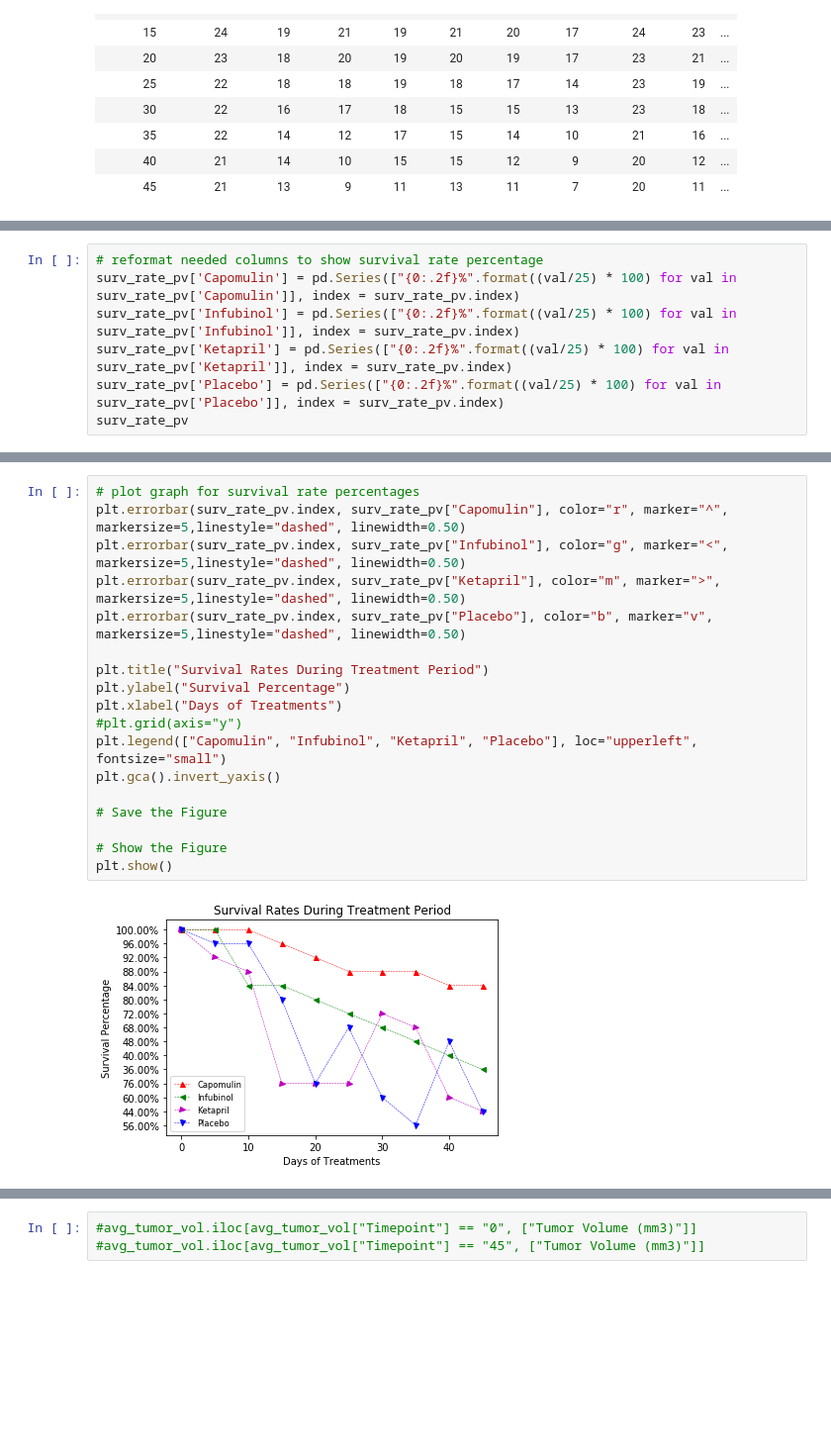
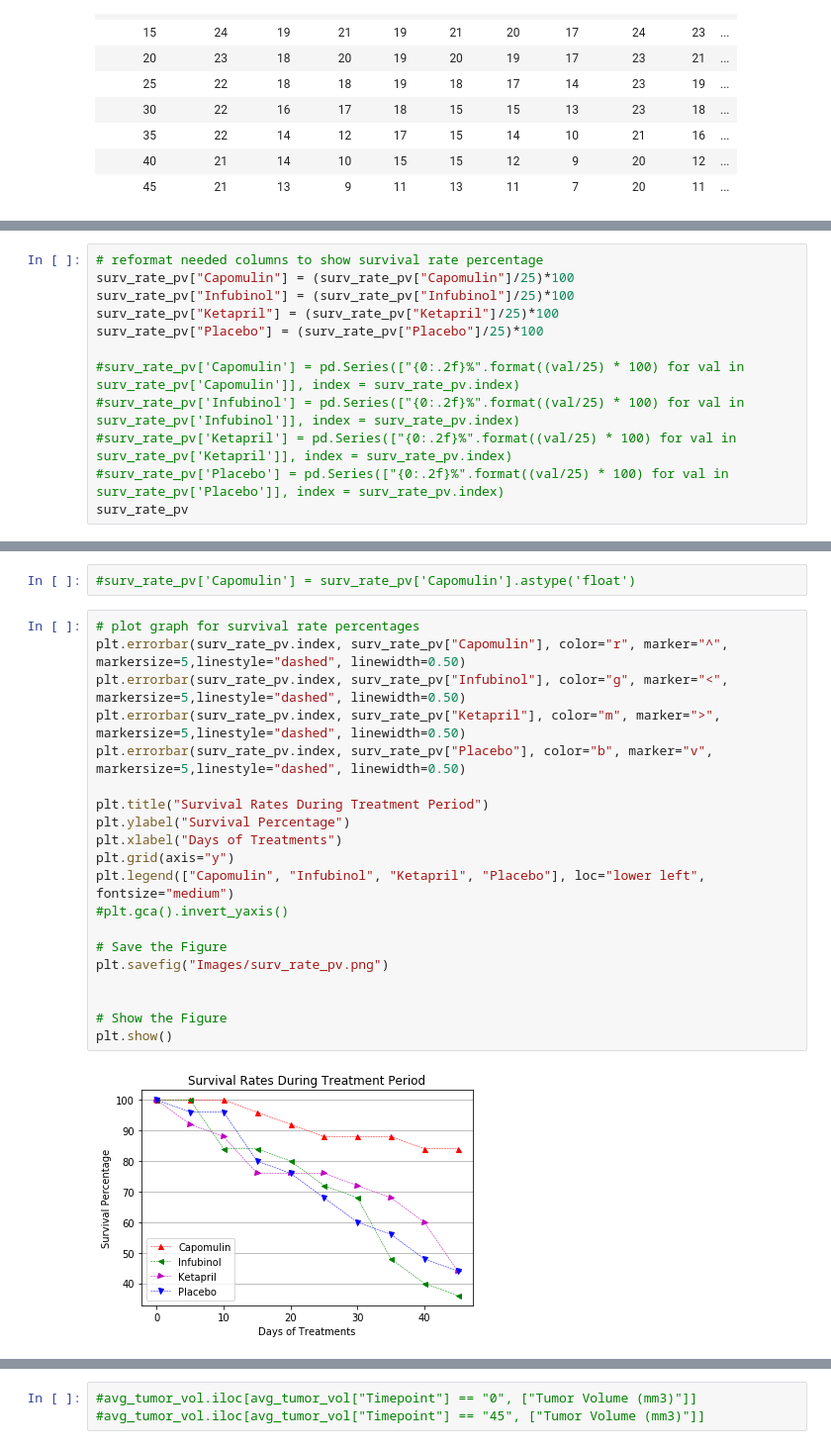
Before and after one commit to ejmayer/matplotlib-challenge, a Jupyter notebook: Pymaceuticals.ipynb, the cells around one changed output, grey strips where cells are left out. Shown at 99% size. Saved outputs shown, nothing was run; the diff lists cells and outputs as text; blank space fills up the shorter version.

```diff
--- a/Pymaceuticals.ipynb
+++ b/Pymaceuticals.ipynb
@@ -425,9 +452,14 @@ surv_rate_pv
 # %%
 # reformat needed columns to show survival rate percentage
-surv_rate_pv['Capomulin'] = pd.Series(["{0:.2f}%".format((val/25) * 100) for val in surv_rate_pv['Capomulin']], index = surv_rate_pv.index)
-surv_rate_pv['Infubinol'] = pd.Series(["{0:.2f}%".format((val/25) * 100) for val in surv_rate_pv['Infubinol']], index = surv_rate_pv.index)
-surv_rate_pv['Ketapril'] = pd.Series(["{0:.2f}%".format((val/25) * 100) for val in surv_rate_pv['Ketapril']], index = surv_rate_pv.index)
-surv_rate_pv['Placebo'] = pd.Series(["{0:.2f}%".format((val/25) * 100) for val in surv_rate_pv['Placebo']], index = surv_rate_pv.index)
+surv_rate_pv["Capomulin"] = (surv_rate_pv["Capomulin"]/25)*100
+surv_rate_pv["Infubinol"] = (surv_rate_pv["Infubinol"]/25)*100
+surv_rate_pv["Ketapril"] = (surv_rate_pv["Ketapril"]/25)*100
+surv_rate_pv["Placebo"] = (surv_rate_pv["Placebo"]/25)*100
+
+#surv_rate_pv['Capomulin'] = pd.Series(["{0:.2f}%".format((val/25) * 100) for val in surv_rate_pv['Capomulin']], index = surv_rate_pv.index)
+#surv_rate_pv['Infubinol'] = pd.Series(["{0:.2f}%".format((val/25) * 100) for val in surv_rate_pv['Infubinol']], index = surv_rate_pv.index)
+#surv_rate_pv['Ketapril'] = pd.Series(["{0:.2f}%".format((val/25) * 100) for val in surv_rate_pv['Ketapril']], index = surv_rate_pv.index)
+#surv_rate_pv['Placebo'] = pd.Series(["{0:.2f}%".format((val/25) * 100) for val in surv_rate_pv['Placebo']], index = surv_rate_pv.index)
 surv_rate_pv
 # %% [output]
 | Drug | Capomulin | Ceftamin | Infubinol | Ketapril | Naftisol | Placebo | Propriva | Ramicane | Stelasyn | ... |
@@ -445,20 +477,24 @@ surv_rate_pv
+# %%
+#surv_rate_pv['Capomulin'] = surv_rate_pv['Capomulin'].astype('float')
 # %%
 # plot graph for survival rate percentages
 plt.errorbar(surv_rate_pv.index, surv_rate_pv["Capomulin"], color="r", marker="^", markersize=5,linestyle="dashed", linewidth=0.50)
 plt.errorbar(surv_rate_pv.index, surv_rate_pv["Infubinol"], color="g", marker="<", markersize=5,linestyle="dashed", linewidth=0.50)
 plt.errorbar(surv_rate_pv.index, surv_rate_pv["Ketapril"], color="m", marker=">", markersize=5,linestyle="dashed", linewidth=0.50)
 plt.errorbar(surv_rate_pv.index, surv_rate_pv["Placebo"], color="b", marker="v", markersize=5,linestyle="dashed", linewidth=0.50)
 
 plt.title("Survival Rates During Treatment Period")
 plt.ylabel("Survival Percentage")
 plt.xlabel("Days of Treatments")
-#plt.grid(axis="y")
-plt.legend(["Capomulin", "Infubinol", "Ketapril", "Placebo"], loc="upperleft", fontsize="small")
-plt.gca().invert_yaxis()
+plt.grid(axis="y")
+plt.legend(["Capomulin", "Infubinol", "Ketapril", "Placebo"], loc="lower left", fontsize="medium")
+#plt.gca().invert_yaxis()
 
 # Save the Figure
+plt.savefig("Images/surv_rate_pv.png")
+
 
 # Show the Figure
 plt.show()
 # %% [output]
-[figure, old version]
+[figure, new version]
```
Also changed, not shown: parts of 49 cells of this notebook, 2 other files.
